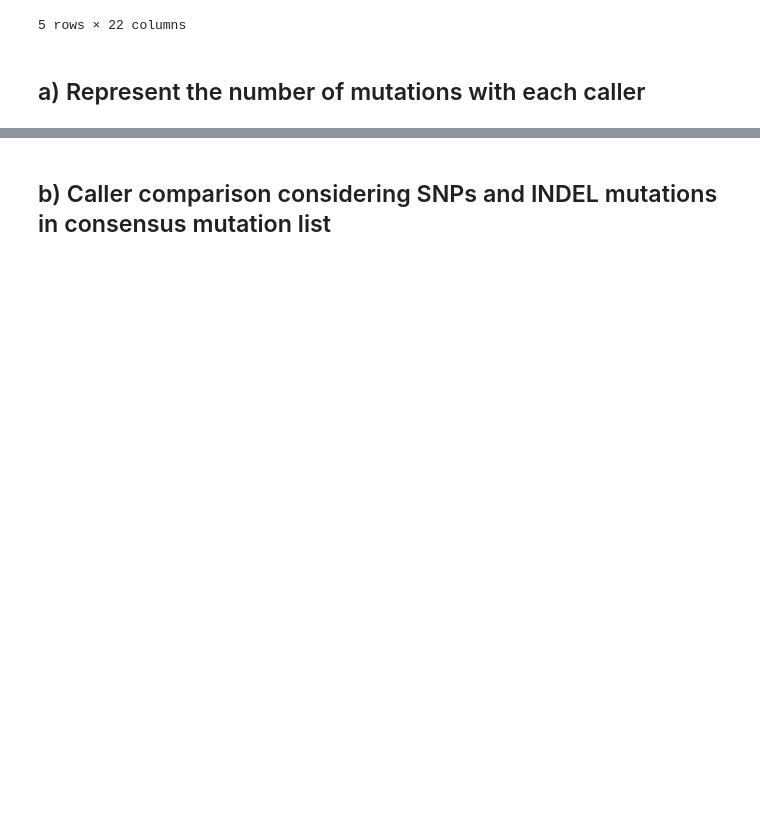
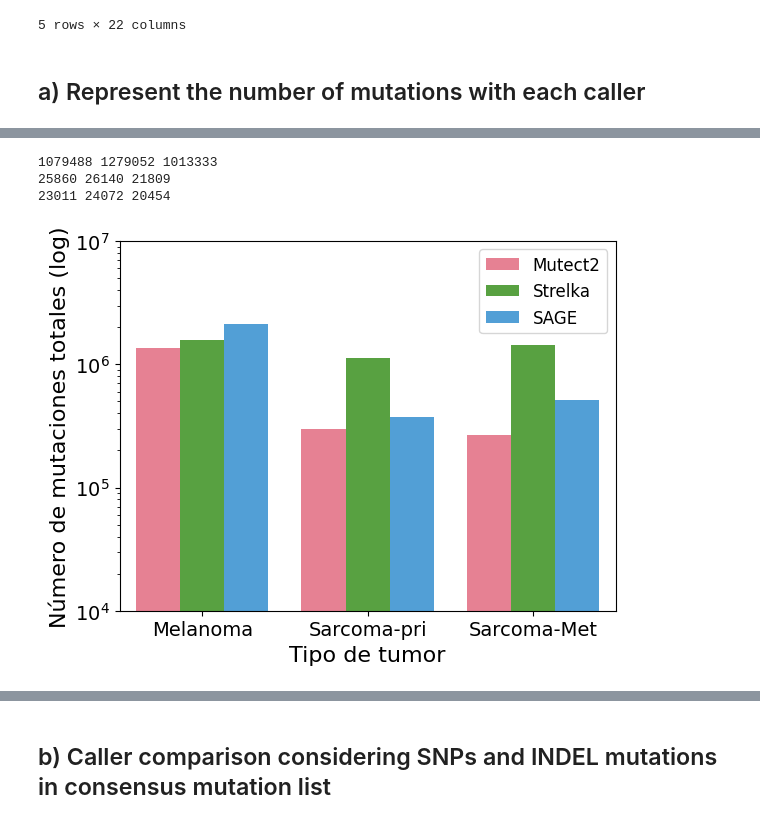
Before and after one commit to efigb/master, a Jupyter notebook: variant_analysis/somatic/consensus_mut/Caller_and_mutations_Comparison.ipynb, the cells around one changed output, grey strips where cells are left out. Drawn from its saved outputs; the diff is of its cells as text; code cells hidden in the pictures; blank space fills up the shorter version.

```diff
--- a/variant_analysis/somatic/consensus_mut/Caller_and_mutations_Comparison.ipynb
+++ b/variant_analysis/somatic/consensus_mut/Caller_and_mutations_Comparison.ipynb
@@ -10,0 +99,12 @@ from matplotlib_venn import venn3
+# %%
+# For sarcoma-met sample:
+
+# Import MUTECT2 vcf files:
+l_rawm_df = pd.read_csv('/workspace/projects/sjd_melos/var_call_output/sarek_results/variant_calling/mutect2/AX4941_vs_AB9766/AX4941_vs_AB9766.mutect2.vcf.gz', names= columns, sep="\t",comment = '#', header=None)
+
+# Import STRELKA vcf files:
+l_rawst_snv_df = pd.read_csv('/workspace/projects/sjd_melos/var_call_output/sarek_results/variant_calling/strelka/AX4941_vs_AB9766/AX4941_vs_AB9766.strelka.somatic_snvs.vcf.gz', names= columns, sep="\t", comment = '#', header=None)
+l_raw_st_ind_df = pd.read_csv('/workspace/projects/sjd_melos/var_call_output/sarek_results/variant_calling/strelka/AX4941_vs_AB9766/AX4941_vs_AB9766.strelka.somatic_indels.vcf.gz', names= columns, sep="\t", comment = '#', header=None)
+
+# Import SAGE vcf files:
+l_raw_sage_df = pd.read_csv('/workspace/projects/sjd_melos/var_call_output/oncoanalyser_results/output/patient1_grp3/sage/somatic/AX4941.sage.somatic.vcf.gz', names= columns, sep = "\t", comment='#', header=None)
@@ -65,21 +220,55 @@ mel_sage_df.head()
 # %%
-## Extract the number of mutations with the three callers
+## FOR THE FILTERED DATA: Extract the number of mutations with the three callers
 
-#For melanoma sample
-mel_mutect = len(mel_m_df['FILTER'])
-mel_strelka = len(mel_s_df['FILTER'])
-mel_sage = len(mel_sage_df['FILTER'])
-mut_mel = (mel_mutect, mel_strelka, mel_sage)
+# For melanoma sample
+mel_mutect = len(mel_m_df)
+mel_strelka = len(mel_s_df)
+mel_sage = len(mel_sage_df)
+print(mel_mutect, mel_strelka, mel_sage)
 
 # For sarcoma sample
-sar_mutect = len(sar_m_df['FILTER'])
-sar_strelka = len(sar_s_df['FILTER'])
-sar_sage = len(sar_sage_df['FILTER'])
-mut_sar = (sar_mutect, sar_strelka, sar_sage)
+sar_mutect = len(sar_m_df)
+sar_strelka = len(sar_s_df)
+sar_sage = len(sar_sage_df)
+print(sar_mutect, sar_strelka, sar_sage)
 
 # For lung sample
-lung_mutect = len(lung_m_df['FILTER'])
-lung_strelka = len(lung_s_df['FILTER'])
-lung_sage = len(lung_sage_df['FILTER'])
-mut_lung = (lung_mutect, lung_strelka, lung_sage)
+lung_mutect = len(lung_m_df)
+lung_strelka = len(lung_s_df)
+lung_sage = len(lung_sage_df)
+print (lung_mutect, lung_strelka, lung_sage)
+# %% [output]
+1079488 1279052 1013333
+25860 26140 21809
+23011 24072 20454
+# %%
+## FOR RAW DATA
+# Make a dataframe to represent data
+mut_df1 = {
+    'Tipo de tumor': ['Melanoma', 'Melanoma', 'Melanoma', 'Sarcoma-pri', 'Sarcoma-pri', 'Sarcoma-pri', 'Sarcoma-Met', 'Sarcoma-Met', 'Sarcoma-Met'],
+    'Número de mutaciones': [mel_mutect_raw, mel_strelka_raw, mel_sage_raw, sar_mutect_raw, sar_strelka_raw, sar_sage_raw, l_mutect_raw, l_strelka_raw, l_sage_raw],
+    'Herramienta': ['Mutect2', 'Strelka', 'SAGE', 'Mutect2', 'Strelka', 'SAGE', 'Mutect2', 'Strelka', 'SAGE']
+}
+
+mut_df1 = pd.DataFrame(mut_df1)
+ax = sns.barplot(x='Tipo de tumor', y='Número de mutaciones', hue='Herramienta', data=mut_df1, palette = sns.color_palette("husl", 3))
+
+# Set the scale to log for better visualization
+ax.set_yscale('log')
+
+# Set labels and title
+ax.set_xlabel('Tipo de tumor', fontsize=16)
+ax.set_ylabel('Número de mutaciones totales (log)', fontsize=16)
+# Set font size for ticks
+ax.tick_params(axis='x', labelsize=14)
+ax.tick_params(axis='y', labelsize=14)
+ax.legend(fontsize=12)
+ax.set_ylim(1e4, 1e7)
+
+plt.savefig('/workspace/projects/sjd_melos/exports_images/caller_comparison_raw.png', dpi=300, transparent=True, format='png', bbox_inches='tight')
+
+# Show the plot
+plt.show()
+# %% [output]
+[figure, added]
 # %%
```
Also changed, not shown: parts of 34 cells of this notebook, 7 other files.
